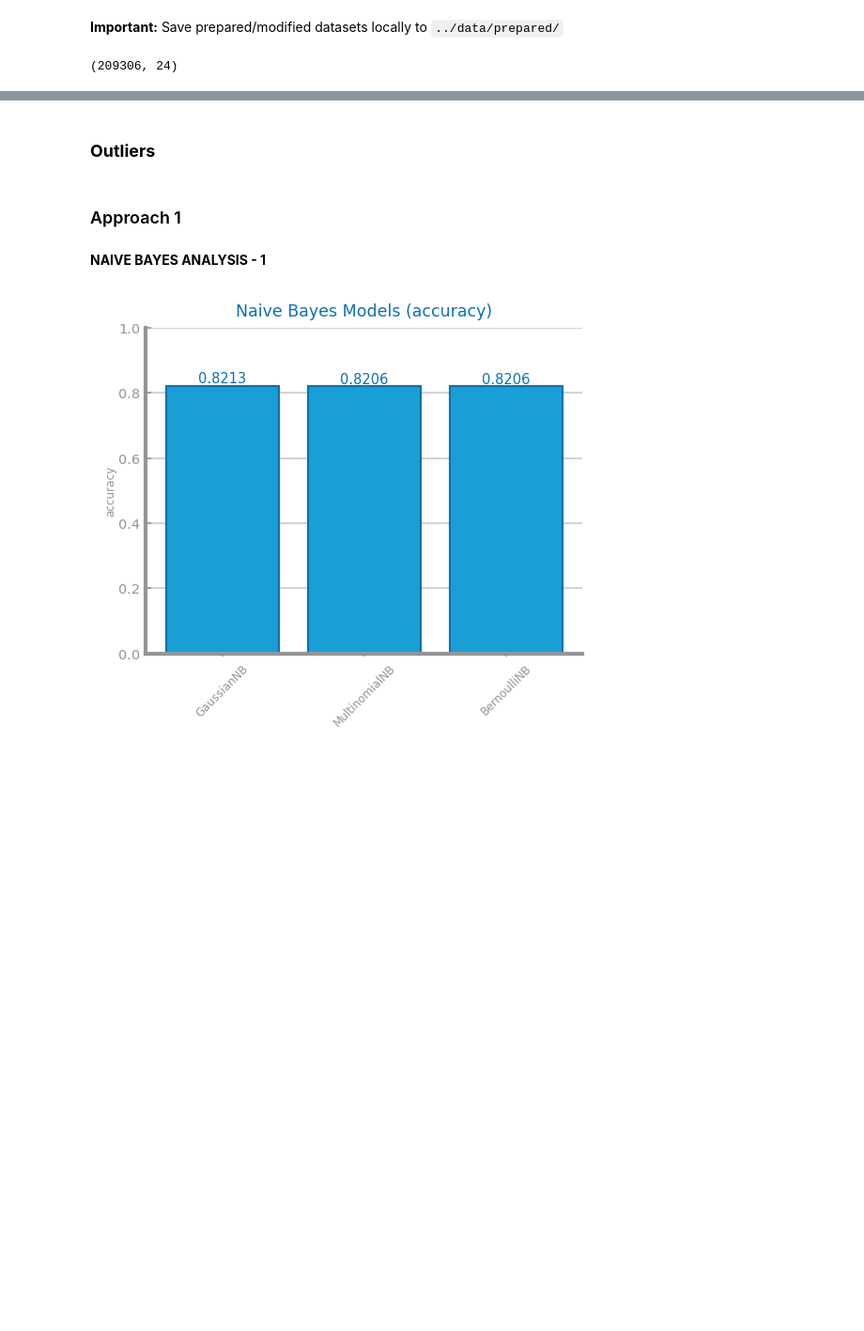
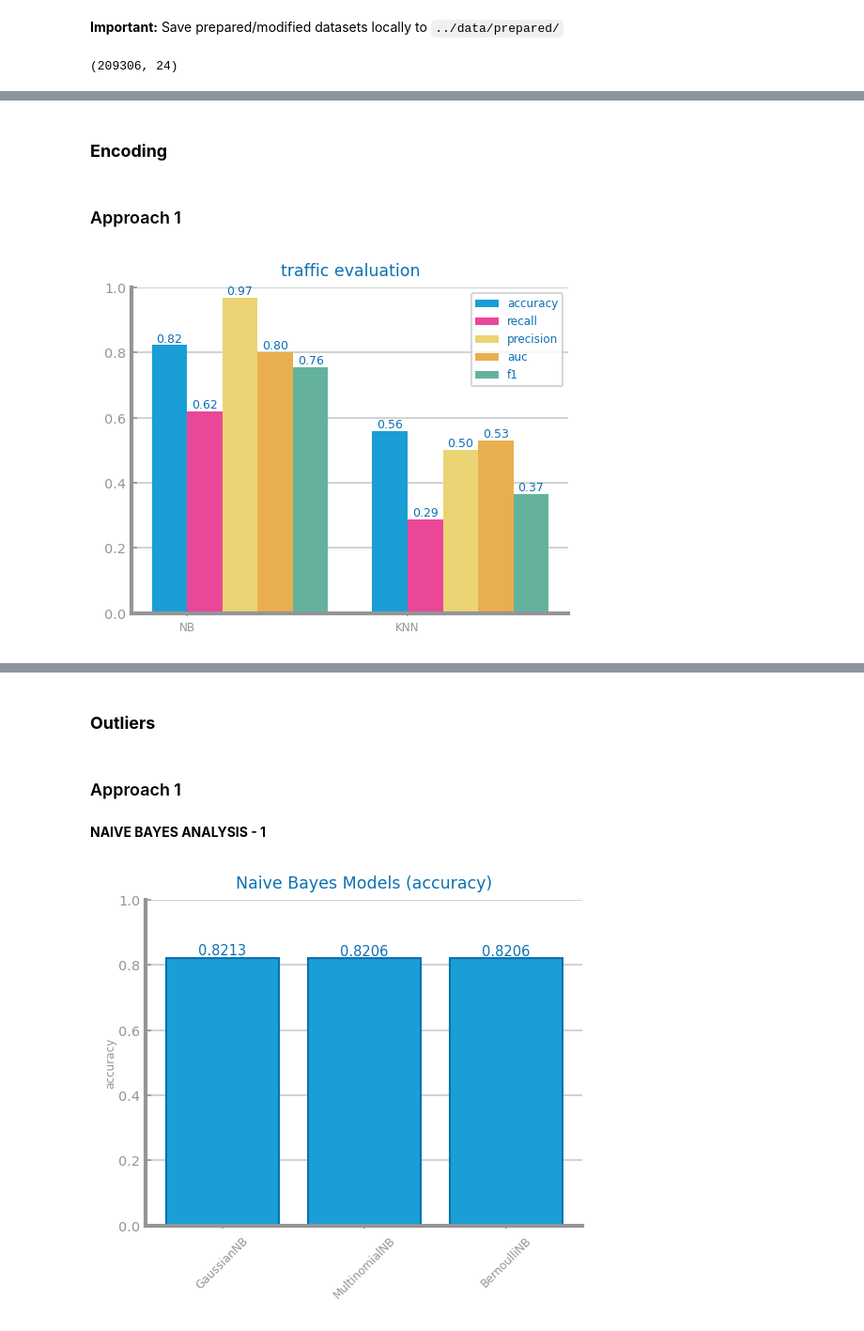
Before and after one commit to ch4uz/ds-project, a Jupyter notebook: classification/ds1_traffic_accidents/notebooks/ds1_lab3_preparation.ipynb, the cells around one changed output, grey strips where cells are left out. Shown: that part at 94% size. Cells and saved outputs as stored; diff of their text form; code cells hidden in the pictures; blank space fills up the shorter version.

Commit message:
Encoding done

```diff
--- a/classification/ds1_traffic_accidents/notebooks/ds1_lab3_preparation.ipynb
+++ b/classification/ds1_traffic_accidents/notebooks/ds1_lab3_preparation.ipynb
@@ -278,0 +90,22 @@ target_test_bin = target_test.map(binary_map)
+# %%
+encoding_analysis = []
+
+for var in symbolic_vars:
+    counts = data[var].value_counts()
+    total = len(data[var])
+
+    encoding_analysis.append({
+        'Variable': var,
+        'Cardinality': len(counts),
+        'Most Frequent': counts.index[0],
+        'Most Freq Count': counts.iloc[0],
+        'Most Freq %': f"{(counts.iloc[0] / total * 100):.1f}%",
+        'Least Frequent': counts.index[-1],
+        'Least Freq Count': counts.iloc[-1],
+        'Least Freq %': f"{(counts.iloc[-1] / total * 100):.2f}%",
+        'Missing Values': data[var].isna().sum(),
+        'Missing %': f"{(data[var].isna().sum() / total * 100):.2f}%"
+    })
+
+encoding_df = DataFrame(encoding_analysis)
+encoding_df
@@ -278,0 +125,2 @@ target_test_bin = target_test.map(binary_map)
+# %% [markdown]
+### **Encoding** ###
@@ -278,0 +129,25 @@ target_test_bin = target_test.map(binary_map)
+# %% [markdown]
+### Approach 1
+# %%
+approach = "1"
+
+ordinal_vars = {
+    "damage": {"$500 OR LESS": 0, "$501 - $1,500": 1, "OVER $1,500": 2},
+    "most_severe_injury": {"NO INDICATION OF INJURY": 0, "REPORTED, NOT EVIDENT": 1, "NONINCAPACITATING INJURY": 2, "INCAPACITATING INJURY": 3, "FATAL": 4},
+    "intersection_related_i": {"N": 0, "Y": 1},
+    target_name: {"NO INJURY / DRIVE AWAY": 0, "INJURY AND / OR TOW DUE TO CRASH": 1 }
+}
+dummy_vars = [var for var in symbolic_vars if var not in ordinal_vars]
+
+data_enc1 = data.replace(ordinal_vars, inplace=False)
+data_enc1 = dummify(data_enc1, dummy_vars)
+data_enc1['crash_date'] = data_enc1['crash_date'].astype(int)
+
+figure()
+eval: dict[str, list] = evaluate_approach(data=data_enc1, target=target_name)
+plot_multibar_chart(
+    ["NB", "KNN"], eval, title=f"{file_tag} {task}-{approach} evaluation", percentage=True
+)
+show()
+# %% [output]
+[figure, added]
```
Also changed, not shown: parts of 26 cells of this notebook.
